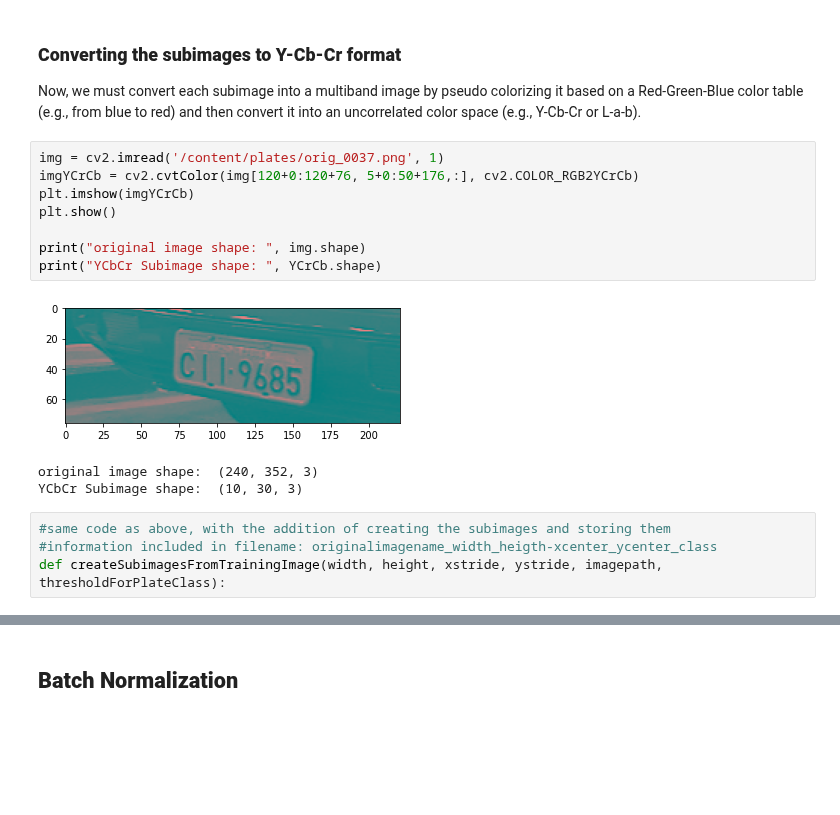
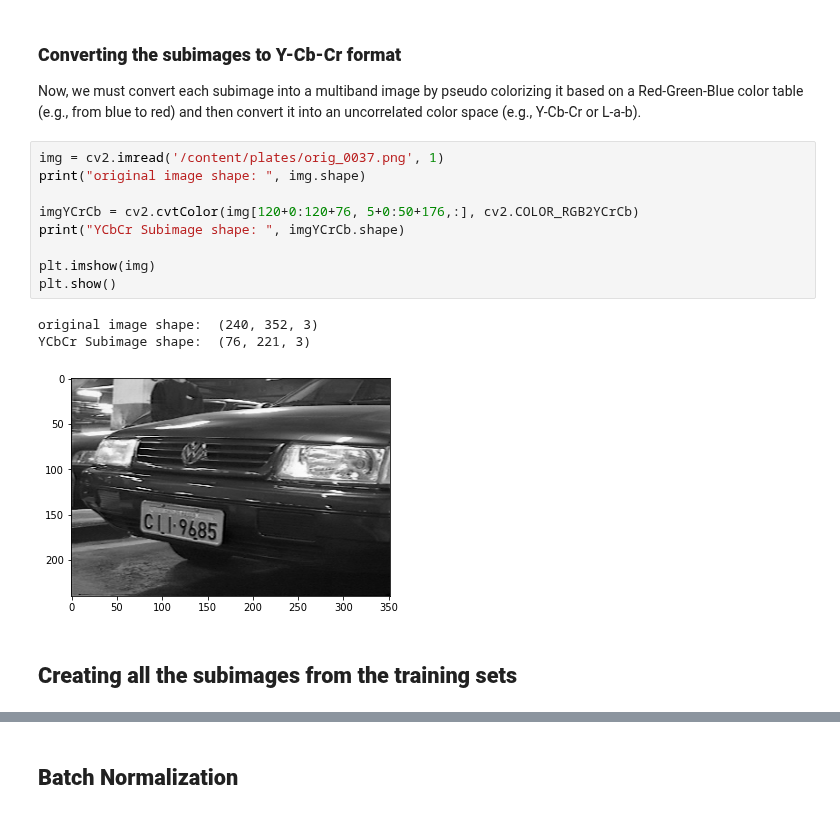
Before and after one commit to aissahm/image_analysis, a Jupyter notebook: project_1.ipynb, the cells around one changed output, grey strips where cells are left out. Drawn from its saved outputs; the diff is of its cells as text; blank space fills up the shorter version.

```diff
--- a/project_1.ipynb
+++ b/project_1.ipynb
@@ -222,17 +221,16 @@ Conclusion:
 Now, we must convert each subimage into a multiband image by pseudo colorizing it based on a Red-Green-Blue color table (e.g., from blue to red) and then convert it into an uncorrelated color space (e.g., Y-Cb-Cr or L-a-b).
 # %%
 img = cv2.imread('/content/plates/orig_0037.png', 1)
+print("original image shape: ", img.shape)
+
 imgYCrCb = cv2.cvtColor(img[120+0:120+76, 5+0:50+176,:], cv2.COLOR_RGB2YCrCb)
-plt.imshow(imgYCrCb)
+print("YCbCr Subimage shape: ", imgYCrCb.shape)
+
+plt.imshow(img)
 plt.show()
-
-print("original image shape: ", img.shape)
-print("YCbCr Subimage shape: ", YCrCb.shape)
 # %% [output]
+original image shape:  (240, 352, 3)
+YCbCr Subimage shape:  (76, 221, 3)
-[figure, old version]
+[figure, new version]
-original image shape:  (240, 352, 3)
-YCbCr Subimage shape:  (10, 30, 3)
-# %%
-#same code as above, with the addition of creating the subimages and storing them
-#information included in filename: originalimagename_width_heigth-xcenter_ycenter_class
-def createSubimagesFromTrainingImage(width, height, xstride, ystride, imagepath, thresholdForPlateClass):
+# %% [markdown]
+## **Creating all the subimages from the training sets**
```
Also changed, not shown: parts of 4 cells of this notebook.
